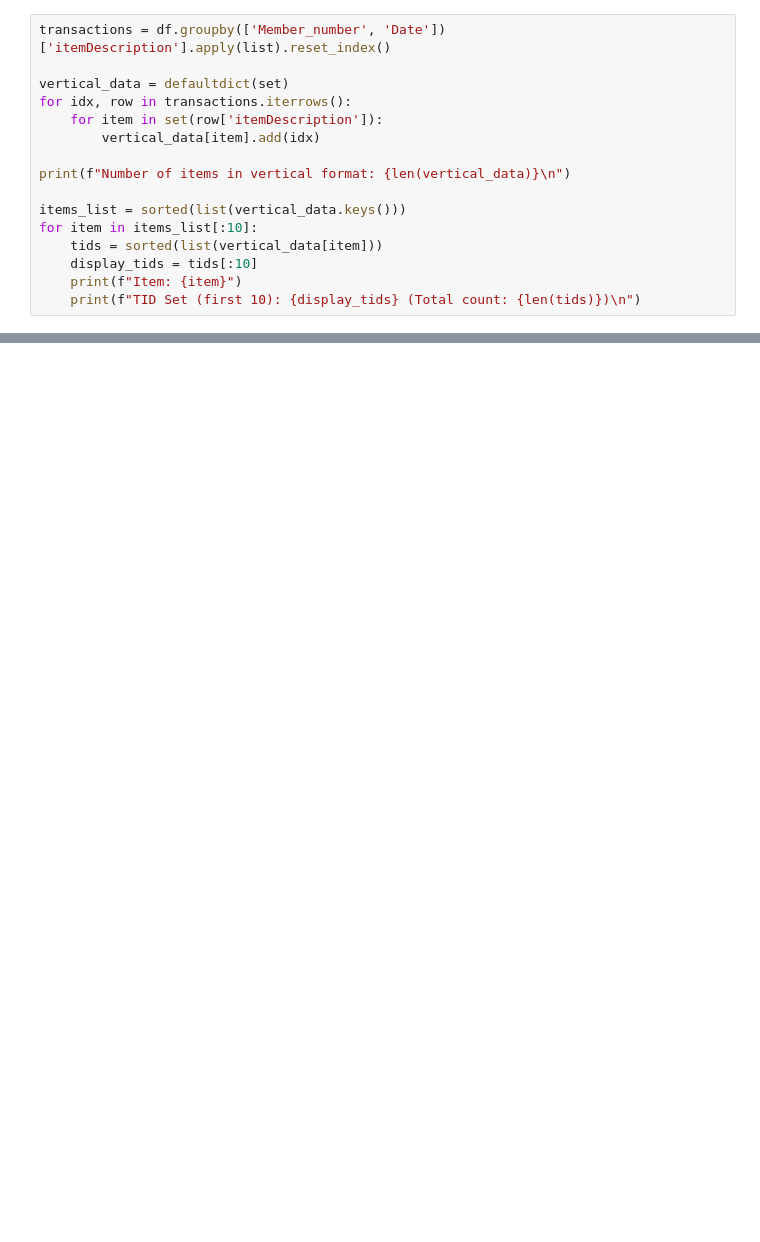
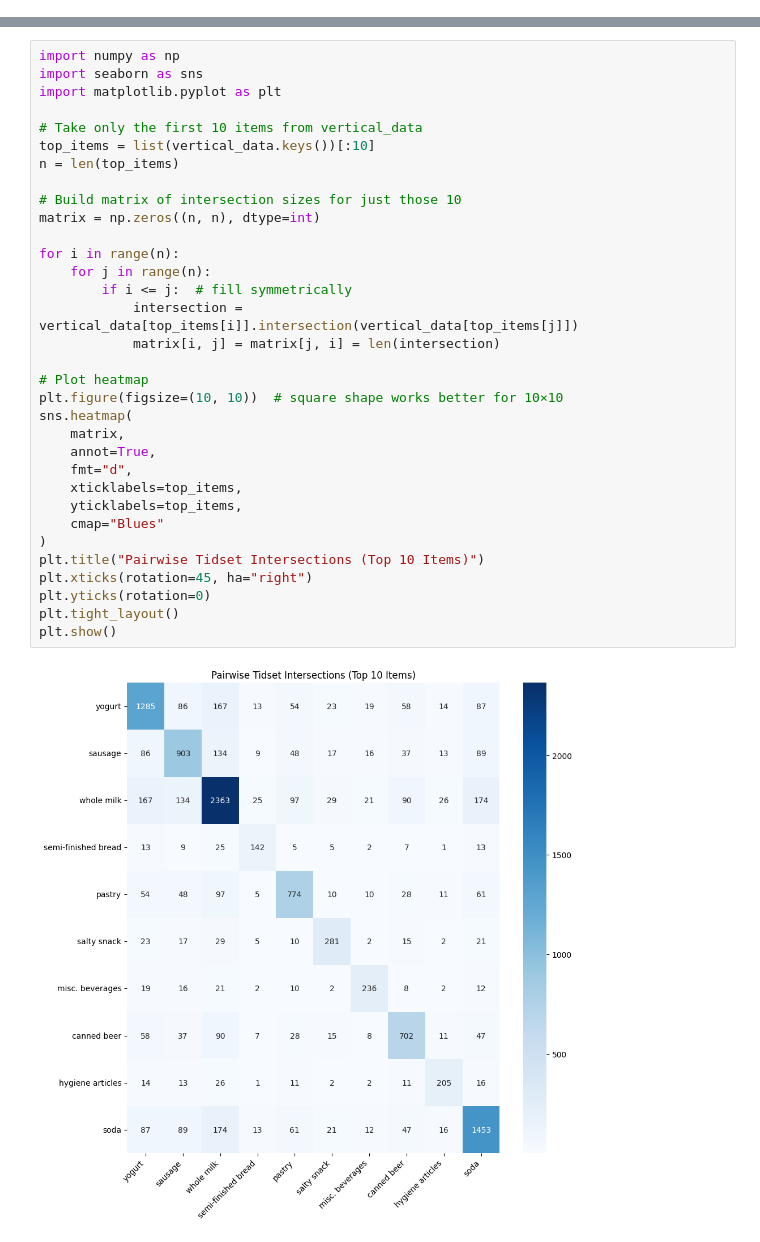
Before and after one commit to GOATjo-soloz/mltraining, a Jupyter notebook: Groceries-Billing-Eclat-ARM/groceries_billing.ipynb, the cells around one changed output, grey strips where cells are left out. Drawn from its saved outputs; the diff is of its cells as text; blank space fills up the shorter version.

```diff
--- a/Groceries-Billing-Eclat-ARM/groceries_billing.ipynb
+++ b/Groceries-Billing-Eclat-ARM/groceries_billing.ipynb
@@ -32,19 +52,3 @@ None
 Unique Items: 167
 Unique Members: 3898
 Unique Dates: 728
-# %%
-transactions = df.groupby(['Member_number', 'Date'])['itemDescription'].apply(list).reset_index()
-
-vertical_data = defaultdict(set)
-for idx, row in transactions.iterrows():
-    for item in set(row['itemDescription']):
-        vertical_data[item].add(idx)
-
-print(f"Number of items in vertical format: {len(vertical_data)}\n")
-
-items_list = sorted(list(vertical_data.keys()))
-for item in items_list[:10]:
-    tids = sorted(list(vertical_data[item]))
-    display_tids = tids[:10]
-    print(f"Item: {item}")
-    print(f"TID Set (first 10): {display_tids} (Total count: {len(tids)})\n")
@@ -155,0 +117,35 @@ Running Eclat with Min Support: 22 transactions
+# %%
+import numpy as np
+import seaborn as sns
+import matplotlib.pyplot as plt
+
+# Take only the first 10 items from vertical_data
+top_items = list(vertical_data.keys())[:10]
+n = len(top_items)
+
+# Build matrix of intersection sizes for just those 10
+matrix = np.zeros((n, n), dtype=int)
+
+for i in range(n):
+    for j in range(n):
+        if i <= j:  # fill symmetrically
+            intersection = vertical_data[top_items[i]].intersection(vertical_data[top_items[j]])
+            matrix[i, j] = matrix[j, i] = len(intersection)
+
+# Plot heatmap
+plt.figure(figsize=(10, 10))  # square shape works better for 10×10
+sns.heatmap(
+    matrix,
+    annot=True,
+    fmt="d",
+    xticklabels=top_items,
+    yticklabels=top_items,
+    cmap="Blues"
+)
+plt.title("Pairwise Tidset Intersections (Top 10 Items)")
+plt.xticks(rotation=45, ha="right")
+plt.yticks(rotation=0)
+plt.tight_layout()
+plt.show()
+# %% [output]
+[figure, added]
```
Also changed, not shown: parts of 9 cells of this notebook.
